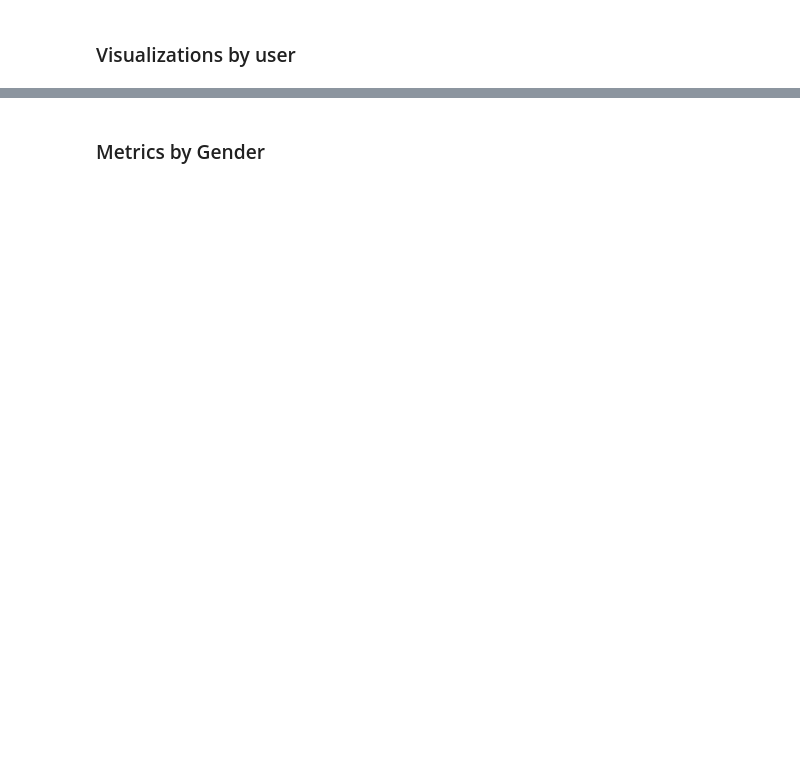
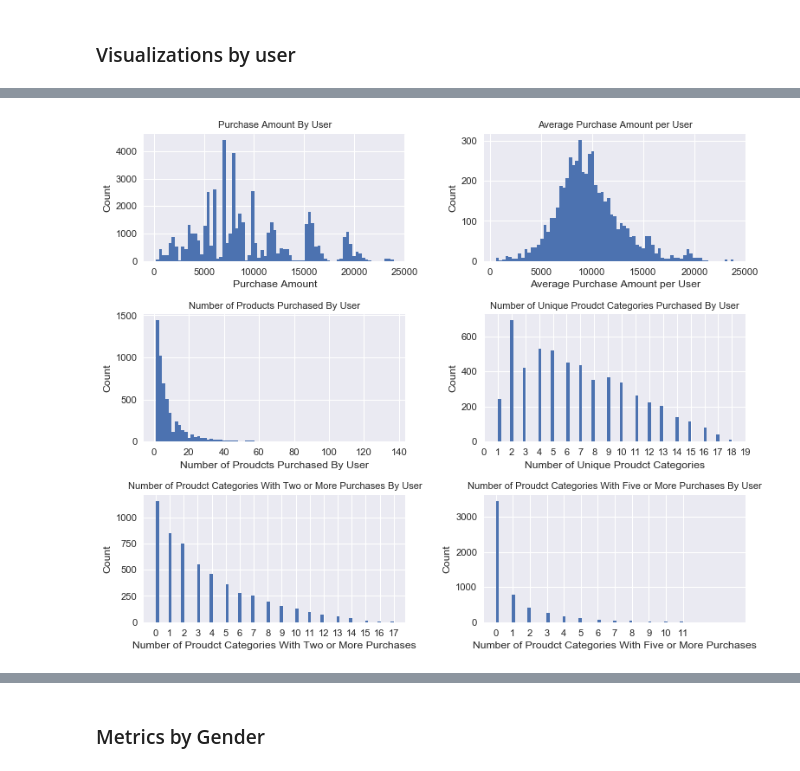
Before and after one commit to kcalab92/Springboard-DataScience, a Jupyter notebook: Capstone1_PurchaseAmountPrediction/Capstone1_Purchase_Prediction_Storytelling_Current.ipynb, the cells around one changed output, grey strips where cells are left out. Saved outputs shown, nothing was run; the diff lists cells and outputs as text; code cells hidden in the pictures; blank space fills up the shorter version.

```diff
--- a/Capstone1_PurchaseAmountPrediction/Capstone1_Purchase_Prediction_Storytelling_Current.ipynb
+++ b/Capstone1_PurchaseAmountPrediction/Capstone1_Purchase_Prediction_Storytelling_Current.ipynb
@@ -30,3 +102,11 @@ for word in phrase:
+# %%
+# Resets the index and column names of above data frames
+unq_cats_prch_user = unq_cats_prch_user.reset_index()
+unq_cats_prch_user.columns = ['User_ID', 'Unqiue_Cat_Count']
+two_plus_cats_prch_user = two_plus_cats_prch_user.reset_index()
+two_plus_cats_prch_user.columns = ['User_ID', 'Two+_Cat_Count']
+cats_five_plus = cats_five_plus.reset_index()
+cats_five_plus.columns = ['User_ID', 'Five+_Cat_Count']
 # %%
 # Calculating metrics by user id grouping
 AveragePurchaseAmountUser = trainDf.groupby(by='User_ID')['Purchase_Amount'].mean()
@@ -115,15 +174,17 @@ print(len(new2))
 49125
 49124
 # %%
-StatsUser = [AveragePurchaseAmountUser, NumberOfPurchasesUser, NumberUniqueProductsUser]
+# Calculates the average purchase amount and number of purchases per user
+# Merges the data frames containing the following statitics by user:
+# Average purchase amount, number of purchases, number of unique product
+# category count purchases, number of categories with 2+ purchases,
+# number of categories with 5+ purchases
 
 avg_df = trainDf.groupby(by='User_ID')['Purchase_Amount'].mean().reset_index().rename(columns={'Purchase_Amount': 'AvgPurchaseAmount'})
 #avg_df = trainDf.merge(avg_df, on='User_ID')
-
 
 numppu_df = trainDf.groupby(by='User_ID')['Purchase_Amount'].count().reset_index().rename(columns={'Purchase_Amount': 'NumberPurchasesUser'})
 #numppu_df = trainDf.merge(numppu_df, on='User_ID')
 
 trainDf = trainDf.merge(avg_df,on='User_ID').merge(numppu_df,on='User_ID')
-
-print(trainDf)
+trainDf = trainDf.merge(unq_cats_prch_user, on='User_ID').merge(two_plus_cats_prch_user, on ='User_ID').merge(cats_five_plus, on = 'User_ID')
@@ -191,0 +193,64 @@ NameError: name 'AverageUserPurchaseAmount' is not defined
+# %%
+# Plots the following: Purchase about per user, Average purchase amount
+# per user, number of purchases per user, Number of unique categories
+# purchased per user, Number of 2+ categories purchased per user, Number
+# of 5+ categories purchased per user
+
+plt.gcf().clear()
+
+plt.figure(num=None, figsize=(10, 8), dpi=80, facecolor='w', edgecolor='k')
+
+# Purchase amount by user
+plt.subplot(3,2,1)
+trainDf['Purchase_Amount'].hist(bins=75)
+plt.xlabel('Purchase Amount')
+plt.ylabel('Count')
+plt.title('Purchase Amount By User', fontsize = 10)
+
+# Histogram of average purchase amount by user
+plt.subplot(3,2,2)
+trainDf.groupby(by='User_ID')['AvgPurchaseAmount'].mean().hist(bins=75)
+plt.xlabel('Average Purchase Amount per User')
+plt.ylabel('Count')
+plt.title('Average Purchase Amount per User', fontsize = 10)
+
+# Total number of purchases by user
+plt.subplot(3,2,3)
+trainDf.groupby(by='User_ID')['NumberPurchasesUser'].mean().hist(bins=75)
+plt.xlabel('Number of Proudcts Purchased By User')
+plt.ylabel('Count')
+plt.title('Number of Products Purchased By User', fontsize = 10)
+
+# Number of unique categories purchased per user
+plt.subplot(3,2,4)
+trainDf.groupby(by='User_ID')['Unqiue_Cat_Count'].mean().hist(bins=75)
+plt.xlabel('Number of Unique Proudct Categories')
+x = range(0,20)
+plt.xticks(x)
+plt.ylabel('Count')
+plt.title('Number of Unique Proudct Categories Purchased By User', fontsize = 10)
+
+# Number of unique categories purchased per user
+plt.subplot(3,2,5)
+trainDf.groupby(by='User_ID')['Two+_Cat_Count'].mean().hist(bins=75)
+plt.xlabel('Number of Proudct Categories With Two or More Purchases')
+x = range(0,18)
+plt.xticks(x)
+plt.ylabel('Count')
+plt.title('Number of Proudct Categories With Two or More Purchases By User', fontsize = 10)
+
+# Number of unique categories purchased per user
+plt.subplot(3,2,6)
+trainDf.groupby(by='User_ID')['Five+_Cat_Count'].mean().hist(bins=75)
+plt.xlabel('Number of Proudct Categories With Five or More Purchases')
+x = range(0,12)
+plt.xticks(x)
+plt.ylabel('Count')
+plt.title('Number of Proudct Categories With Five or More Purchases By User', fontsize = 10)
+
+
+plt.tight_layout()
+
+
+plt.show()
+# %% [output]
@@ -191,0 +258 @@ NameError: name 'AverageUserPurchaseAmount' is not defined
+[figure, added]
```
Also changed, not shown: parts of 36 cells of this notebook.
